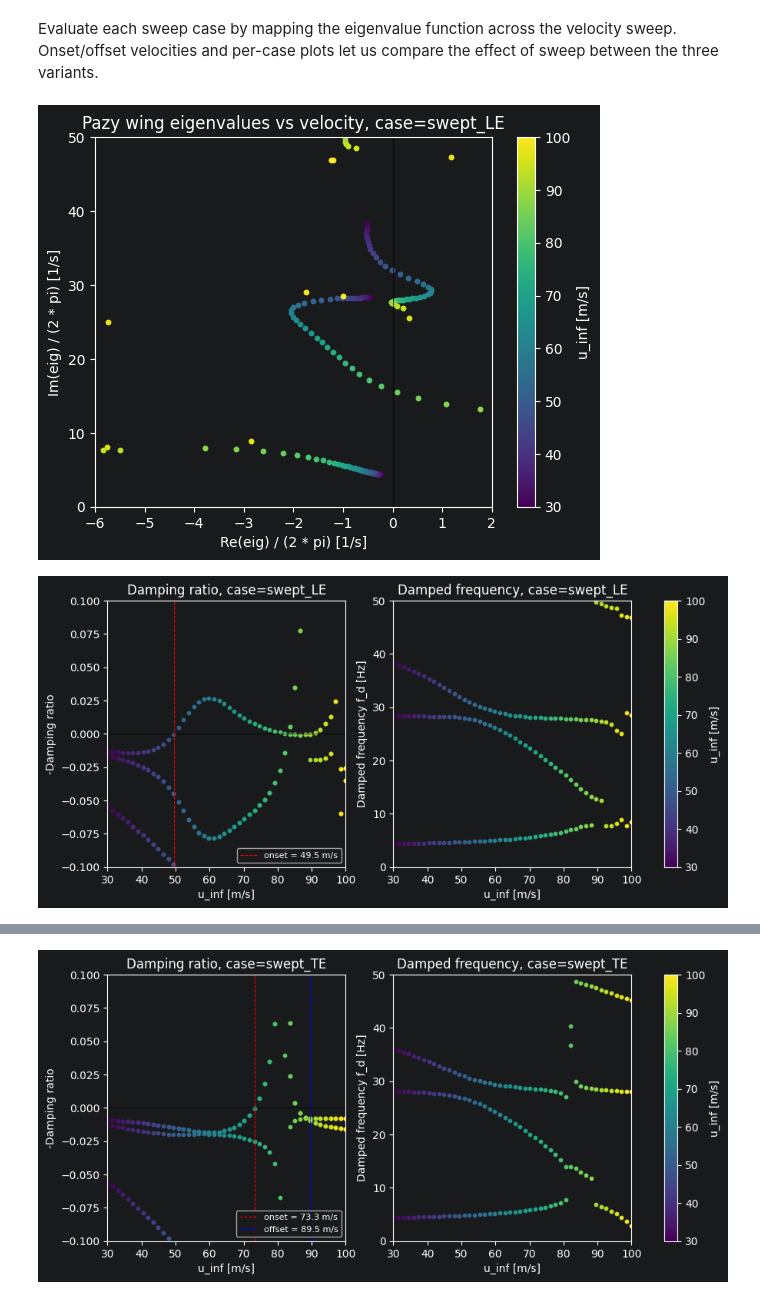
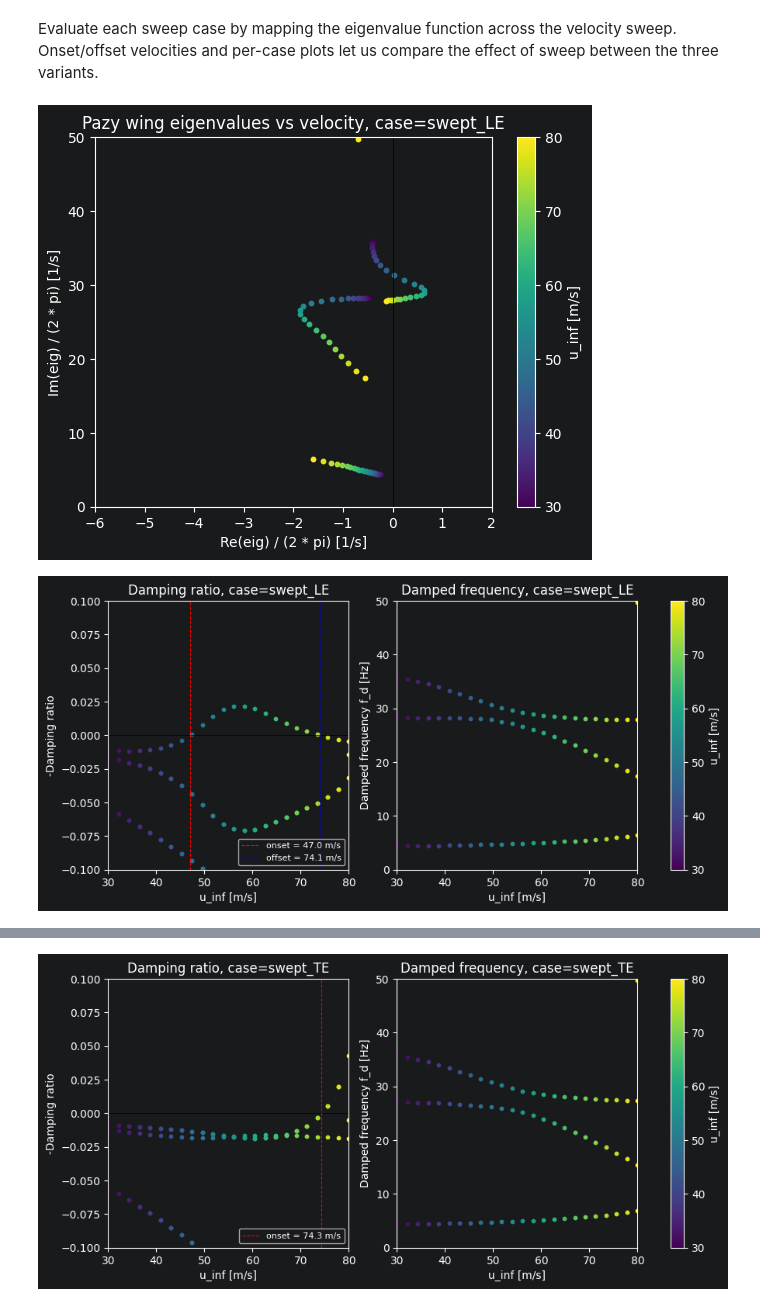
Before and after one commit to ben-l-p/AEGrad, a Jupyter notebook: models/pazy/swept/flutter.ipynb, the cells around one changed output, grey strips where cells are left out. Drawn from its saved outputs; the diff is of its cells as text; code cells hidden in the pictures.

Commit message:
Improvements to example models to have more Jupyter nodebooks. Added trim routine using finite differences. Refactor to improve verbosity settings.

```diff
--- a/models/pazy/swept/flutter.ipynb
+++ b/models/pazy/swept/flutter.ipynb
@@ -46,3 +27,22 @@ norm = plt.Normalize(vmin=float(u_inf_mags.min()), vmax=float(u_inf_mags.max()))
+# %%
+jax.config.update("jax_enable_x64", True)  # 64 bit precision is required for flutter analysis
+set_verbosity("silent")  # remove AEGrad console prints due to the large number of cases
+
+n_vel = 24  # number of velocity points
+m = 12  # wing chordwise discretisation
+m_star = 50  # number of wake panels per strip
+alpha = jnp.deg2rad(5.0)  # angle of attack shared across all sweep cases
+
+cases: tuple[Literal["swept_LE", "swept_TE", "straight_rotated"], ...] = (
+    "swept_LE",
+    "swept_TE",
+    "straight_rotated",
+)
+u_inf_mags = jnp.linspace(30.0, 80.0, n_vel)  # velocity sweep
+
+# plot colourmap
+cmap = plt.get_cmap("viridis")
+norm = plt.Normalize(vmin=float(u_inf_mags.min()), vmax=float(u_inf_mags.max()))
 # %% [markdown]
 Factory for the base wing for a given sweep case. Shared across all velocities within a case.
 # %%
@@ -57,7 +57,7 @@ def make_wing(case: Literal["swept_LE", "swept_TE", "straight_rotated"]) -> Coup
             return make_swept_pazy_wing(
                 flowfield=flowfield,
                 aoa=alpha,
-                tip_mass="LE",
+                tip_mass="LE_CORRECTED",
                 m=m,
                 m_star=m_star,
                 node_multiplier=2,
@@ -66,7 +66,7 @@ def make_wing(case: Literal["swept_LE", "swept_TE", "straight_rotated"]) -> Coup
             return make_swept_pazy_wing(
                 flowfield=flowfield,
                 aoa=alpha,
-                tip_mass="TE",
+                tip_mass="TE_CORRECTED",
                 m=m,
                 m_star=m_star,
                 node_multiplier=2,
@@ -80,7 +80,7 @@ def make_wing(case: Literal["swept_LE", "swept_TE", "straight_rotated"]) -> Coup
                 node_multiplier=2,
                 skin=True,
                 variable_disc_wake=True,
-                sweep=sweep_angle,
+                sweep=jnp.deg2rad(10.0),
             )
         case _:
             raise ValueError(f"Unknown sweep case: {case}")
@@ -116,8 +116,9 @@ def eigs_at_velocity(u_mag: Array, wing: CoupledAeroelastic) -> Array:
     )
     # linearise solution about static equilibrium
     linear_sol = inner_wing.linearise(
-        reference=static_sol, skip_checks=True, batch_size=64, n_struct_modes=20
+        reference=static_sol, skip_checks=True, batch_size=4, n_struct_modes=50
     )
+
     # obtain eigenvalies of linearised system
     eigvals = linear_sol.modal(
         n_modes=5,
@@ -219,27 +220,27 @@ Evaluate each sweep case by mapping the eigenvalue function across the velocity
 # %%
 flutter_summary: dict[str, tuple[float | None, float | None]] = {}
 
 for case_ in cases:  # sweep configuration comparison
     wing_ = make_wing(case=case_)
 
     # evaluate eigenvalues
-    evals_ = jax.lax.map(partial(eigs_at_velocity, wing=wing_), u_inf_mags, batch_size=4)  # [n_vel, n_modes]
+    evals_ = jax.lax.map(partial(eigs_at_velocity, wing=wing_), u_inf_mags, batch_size=2)  # [n_vel, n_modes]
 
     zeta_ = -evals_.real / jnp.abs(evals_)  # damping ratio [n_vel, n_modes]
     freq_d_ = evals_.imag / (2.0 * jnp.pi)  # damped frequency (Hz), [n_vel, n_modes]
 
     min_zeta_ = zeta_.min(axis=1)  # minimum damping [n_vel]
     u_onset_, u_offset_ = flutter_points(min_zeta=min_zeta_)  # flutter onset and offset velocity
     flutter_summary[case_] = (u_onset_, u_offset_)
 
     plot_eigenvalues(evals=evals_, case=case_)
     plot_damp_freq(zeta=zeta_, freq_d=freq_d_, u_onset=u_onset_, u_offset=u_offset_, case=case_)
 
 print(f"Flutter boundaries at aoa={float(jnp.rad2deg(alpha)):.1f} deg:")
 for case_, (u_onset_, u_offset_) in flutter_summary.items():
     onset_str = f"{u_onset_:.2f} m/s" if u_onset_ is not None else "n/a"
     offset_str = f"{u_offset_:.2f} m/s" if u_offset_ is not None else "n/a"
     print(f"  {case_:>18}: onset = {onset_str:>10}, offset = {offset_str:>10}")
 # %% [output]
-[figure, old version]
+[figure, new version]
-[figure, old version]
+[figure, new version]
@@ -247 +248 @@ for case_, (u_onset_, u_offset_) in flutter_summary.items():
-[figure, old version]
+[figure, new version]
```
Also changed, not shown: parts of 4 cells of this notebook, 38 other files.
